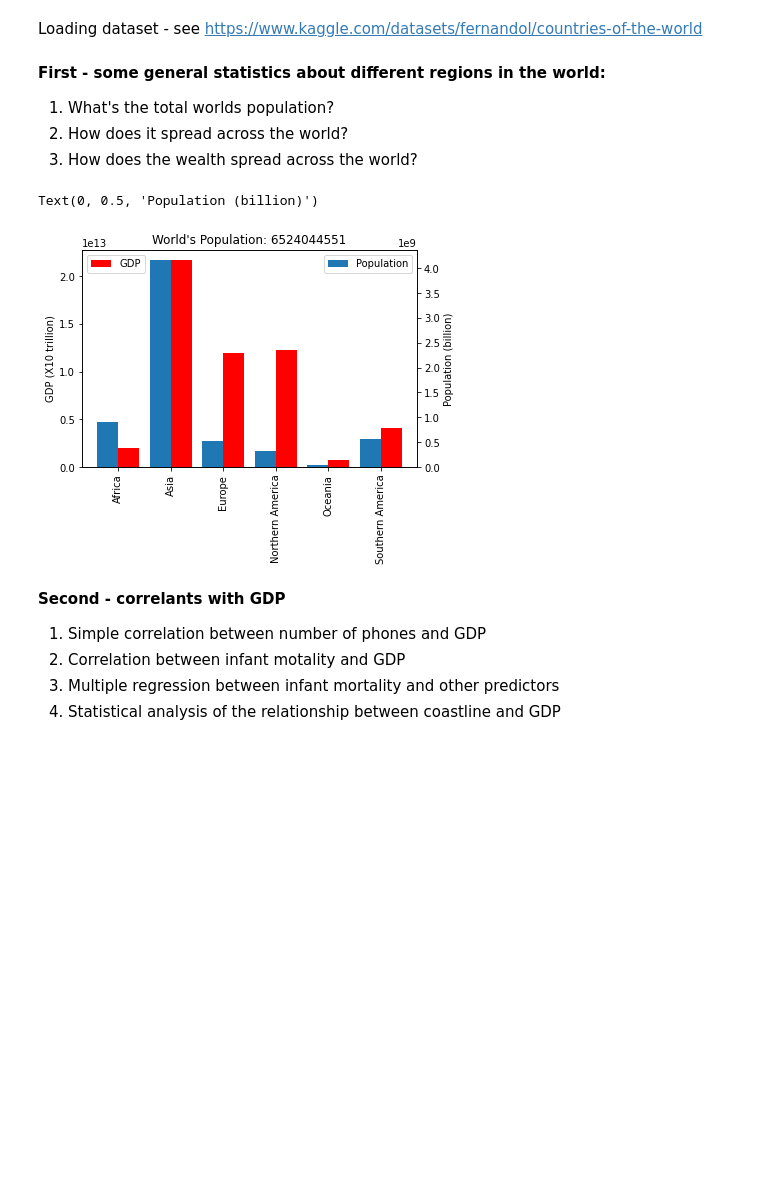
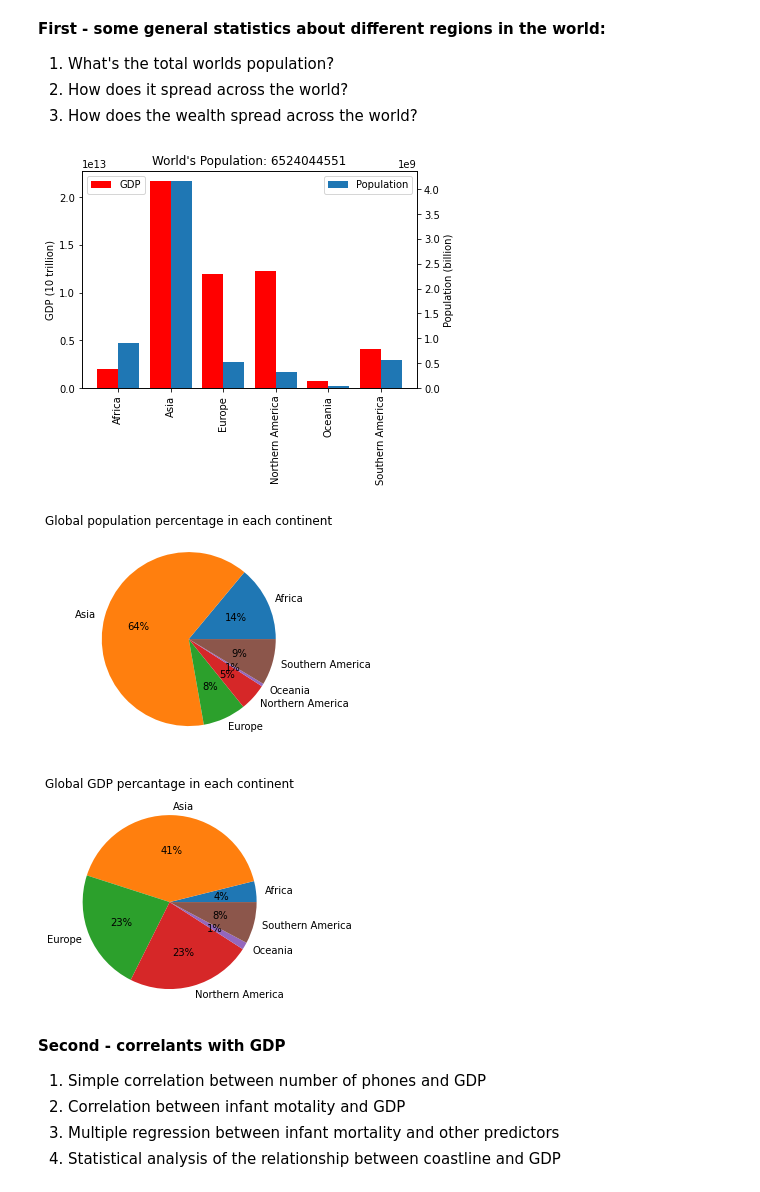
Before and after one commit to eliha96/python_data_analysis, a Jupyter notebook: countries_of_the_world.ipynb, the cells around one changed output. Drawn from its saved outputs; the diff is of its cells as text; code cells hidden in the pictures; blank space fills up the shorter version.

```diff
--- a/countries_of_the_world.ipynb
+++ b/countries_of_the_world.ipynb
@@ -5,8 +9,6 @@ import pandas as pd
 from matplotlib import pyplot as plt
 import numpy as np
 from scipy import stats
-# %% [markdown]
-Loading dataset - see https://www.kaggle.com/datasets/fernandol/countries-of-the-world
 # %%
 data = pd.read_csv('countries of the world.csv')
 # %% [markdown]
@@ -45,37 +47,38 @@ for i in range(len(data_cont['Region'])):
       data_cont['Region'].loc[i] = 'Africa';
 
 # Calculating each country's GDP by multiplying its 'GDP per capita' by population:
 GDP = data['GDP ($ per capita)'].values
 population = data['Population'].values
 tot_GDP = GDP*population
 data['GDP'] = tot_GDP
 
 # Calculating total population and GDP of each continent:
 region_GDP = data_cont[['Region','GDP']].dropna().groupby(['Region']).sum()
 region_population = data_cont[['Region','Population']].dropna().groupby(['Region']).sum()
 
 # Plotting it alltogether
 plt.figure()
 plt.title("World's Population: {}".format(tot_pop))
-plt.bar(region_GDP.index,region_GDP['GDP'],color='r', width=0.4,align='edge')
+plt.bar(region_GDP.index,region_GDP['GDP'],color='r', width=-0.4,align='edge')
 plt.legend(['GDP'], loc=2)
 plt.xticks(rotation = 90)
 plt.ylabel('GDP (10 trillion)')
 y2 = plt.twinx()
-y2.bar(region_population.index,region_population['Population'], width=-0.4,align='edge',)
+y2.bar(region_population.index,region_population['Population'], width=0.4,align='edge',)
 y2.legend(['Population'],loc=0)
 plt.ylabel('Population (billion)');
 
 plt.figure()
 plt.pie(region_population['Population'],labels = region_population.index, autopct='%1.0f%%');
 plt.title('Global population percentage in each continent' )
 
 plt.figure()
 plt.pie(region_GDP['GDP'],labels = region_GDP.index, autopct='%1.0f%%')
 plt.title('Global GDP percantage in each continent');
 # %% [output]
-Text(0, 0.5, 'Population (billion)')
-[figure, old version]
+[figure, new version]
+[figure, added]
+[figure, added]
 # %% [markdown]
 **Second - correlants with GDP**
 1. Simple correlation between number of phones and GDP
```
Also changed, not shown: parts of 1 cell of this notebook.
